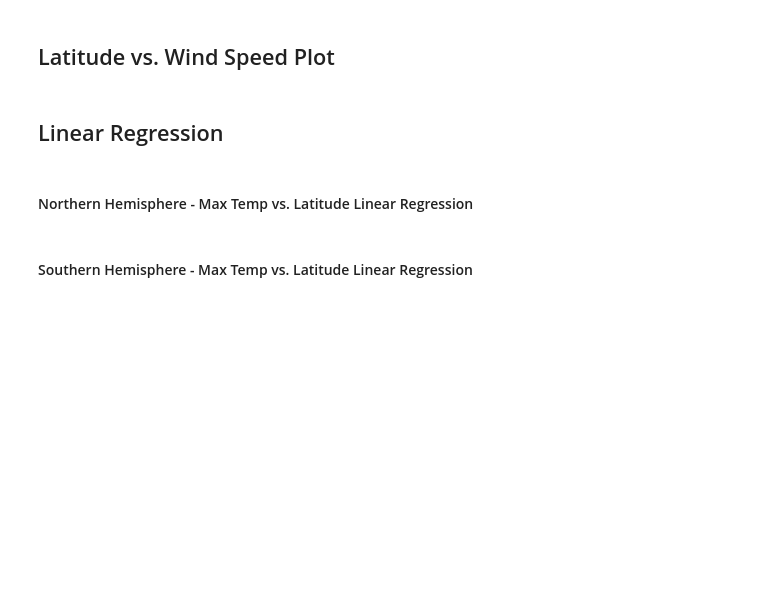
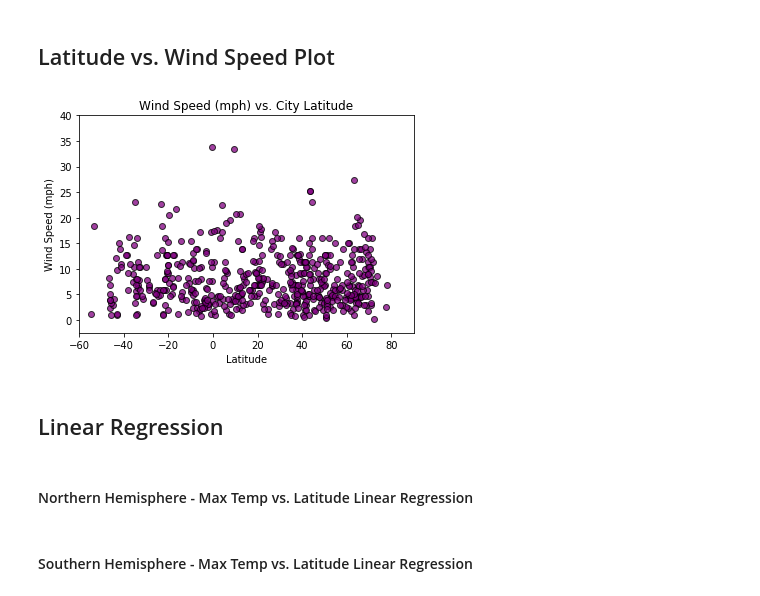
Before and after one commit to sjricketts/python-api-challenge, a Jupyter notebook: WeatherPy/WeatherPy.ipynb, the cells around one changed output. Cells and saved outputs as stored; diff of their text form; code cells hidden in the pictures; blank space fills up the shorter version.

```diff
--- a/WeatherPy/WeatherPy.ipynb
+++ b/WeatherPy/WeatherPy.ipynb
@@ -176,5 +211,15 @@ Skip this step if there are no cities that have humidity > 100%.
 # %% [markdown]
 ## Latitude vs. Wind Speed Plot
+# %%
+plt.scatter(lat, wind, marker="o", facecolors="purple", edgecolors="black", alpha=0.75)
+plt.xlim(-60, 90)
+plt.ylim(-2.5, 40)
+plt.xlabel("Latitude")
+plt.ylabel("Wind Speed (mph)")
+plt.title("Wind Speed (mph) vs. City Latitude")
+plt.show()
+# %% [output]
+[figure, added]
 # %% [markdown]
 ## Linear Regression
 # %%
```
Also changed, not shown: parts of 4 cells of this notebook.
